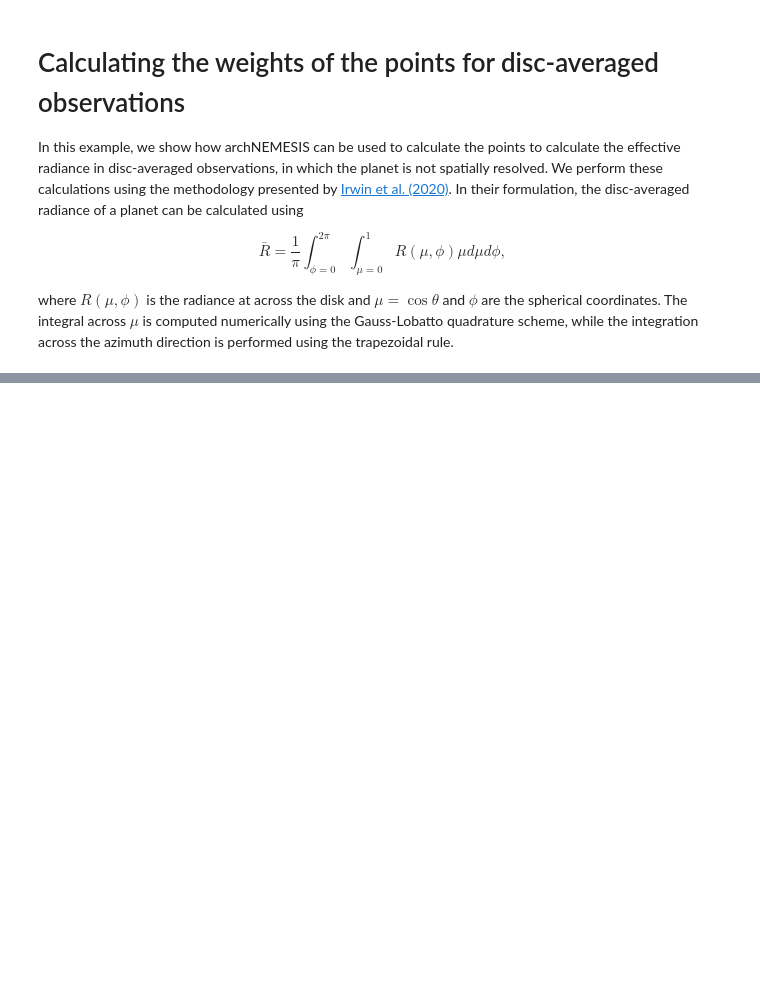
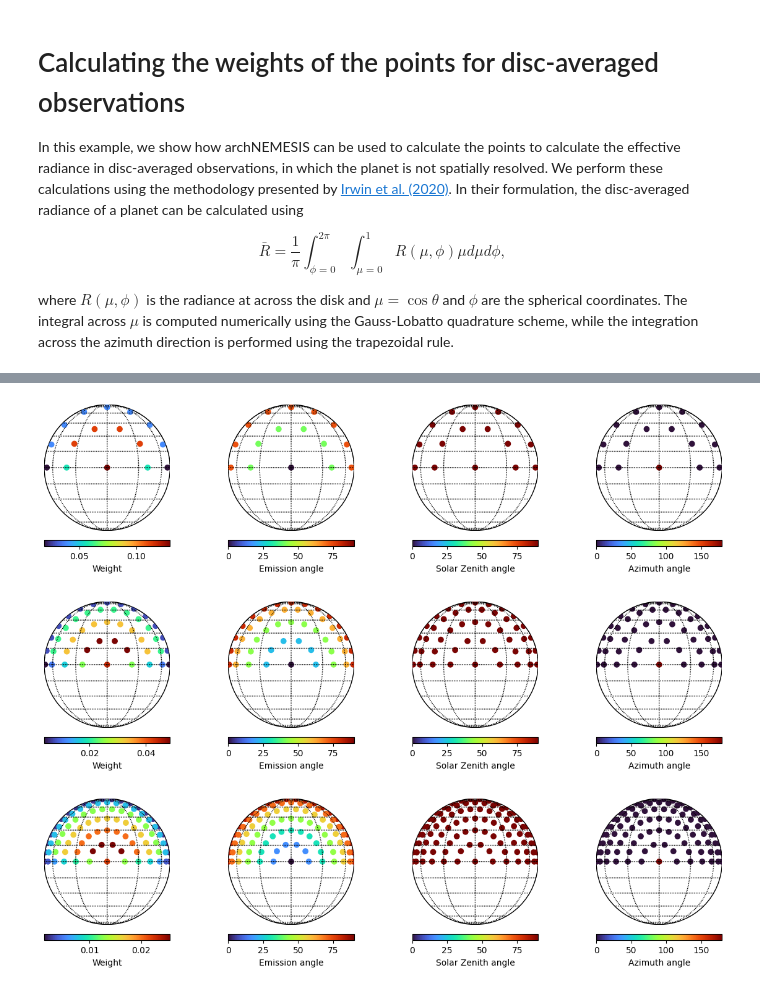
Before and after one commit to juanaldayparejo/archnemesis-dist, a Jupyter notebook: docs/examples/disc_weights/disc_weights.ipynb, the cells around one changed output, grey strips where cells are left out. Saved outputs shown, nothing was run; the diff lists cells and outputs as text; code cells hidden in the pictures; blank space fills up the shorter version.

```diff
--- a/docs/examples/disc_weights/disc_weights.ipynb
+++ b/docs/examples/disc_weights/disc_weights.ipynb
@@ -27,0 +34,20 @@ In this example, we are going to assume we have measurements of the disc-average
+# %%
+#Initialise the Measurement class
+Measurement = ans.Measurement_0()
+
+#Define the number of measurements at different phases
+PHASE = 0.
+Measurement.NGEOM = 1
+
+Measurement.calc_avepoints_exoplanet(nmu=3,phase=PHASE)
+Measurement.plot_fov()
+
+Measurement.calc_avepoints_exoplanet(nmu=5,phase=PHASE)
+Measurement.plot_fov()
+
+Measurement.calc_avepoints_exoplanet(nmu=7,phase=PHASE)
+Measurement.plot_fov()
+# %% [output]
+[figure, added]
+[figure, added]
+[figure, added]
```
Also changed, not shown: parts of 4 cells of this notebook.
